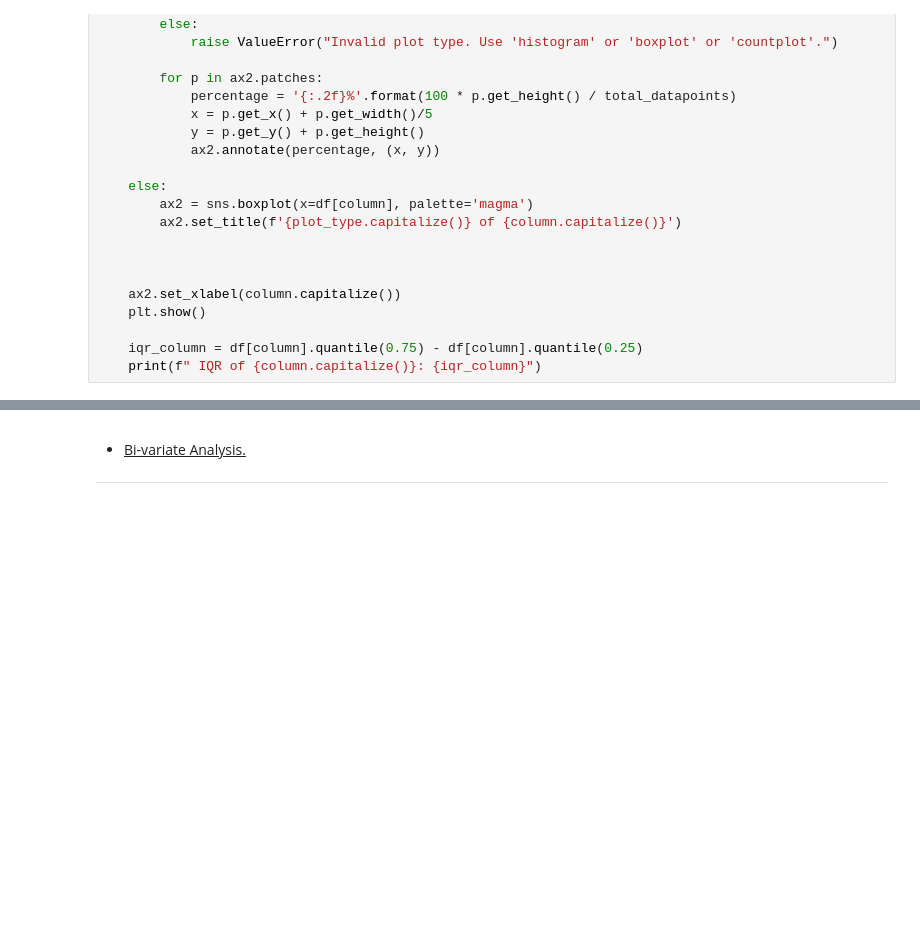
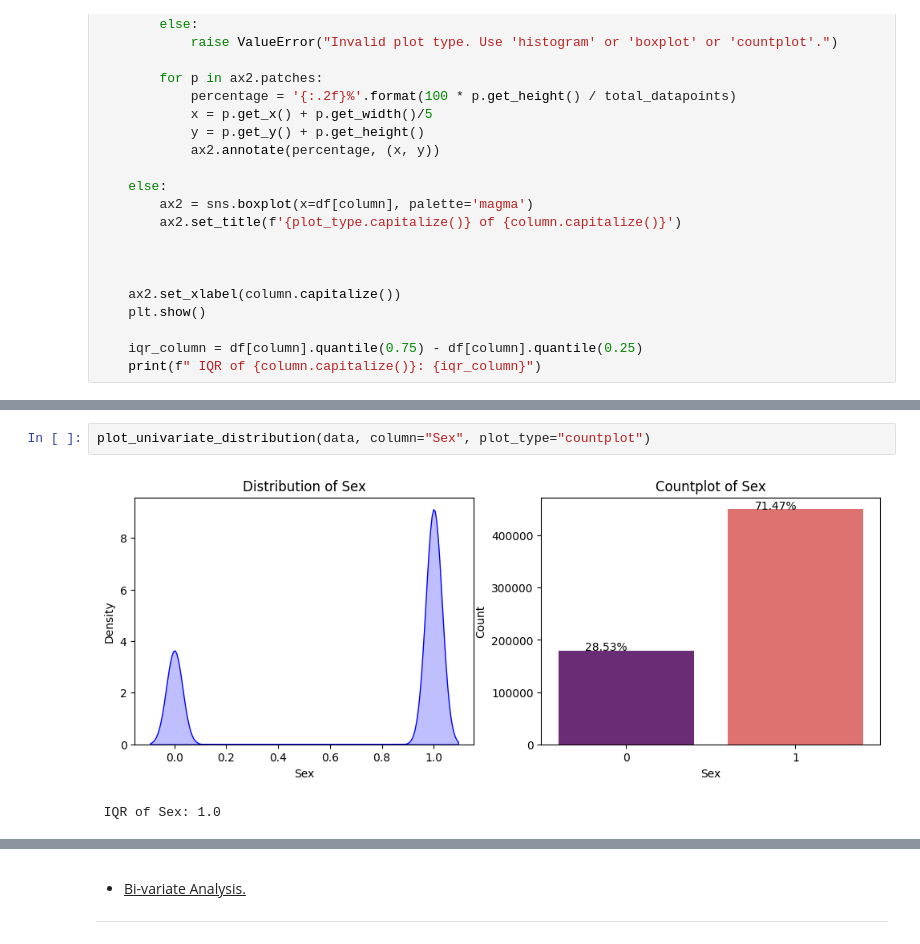
Before and after one commit to Sandipan-Roy/sr, a Jupyter notebook: ML/DecissionTree/DecisionTree_SandipanRoy_1_20260309.ipynb, the cells around one changed output, grey strips where cells are left out. Saved outputs shown, nothing was run; the diff lists cells and outputs as text; blank space fills up the shorter version.

```diff
--- a/ML/DecissionTree/DecisionTree_SandipanRoy_1_20260309.ipynb
+++ b/ML/DecissionTree/DecisionTree_SandipanRoy_1_20260309.ipynb
@@ -419,0 +551,5 @@ plot_univariate_distribution(data, column="Area", plot_type="boxplot")
+# %%
+plot_univariate_distribution(data, column="Sex", plot_type="countplot")
+# %% [output]
+[figure, added]
+ IQR of Sex: 1.0
```
Also changed, not shown: parts of 88 cells of this notebook, 4 other files.
